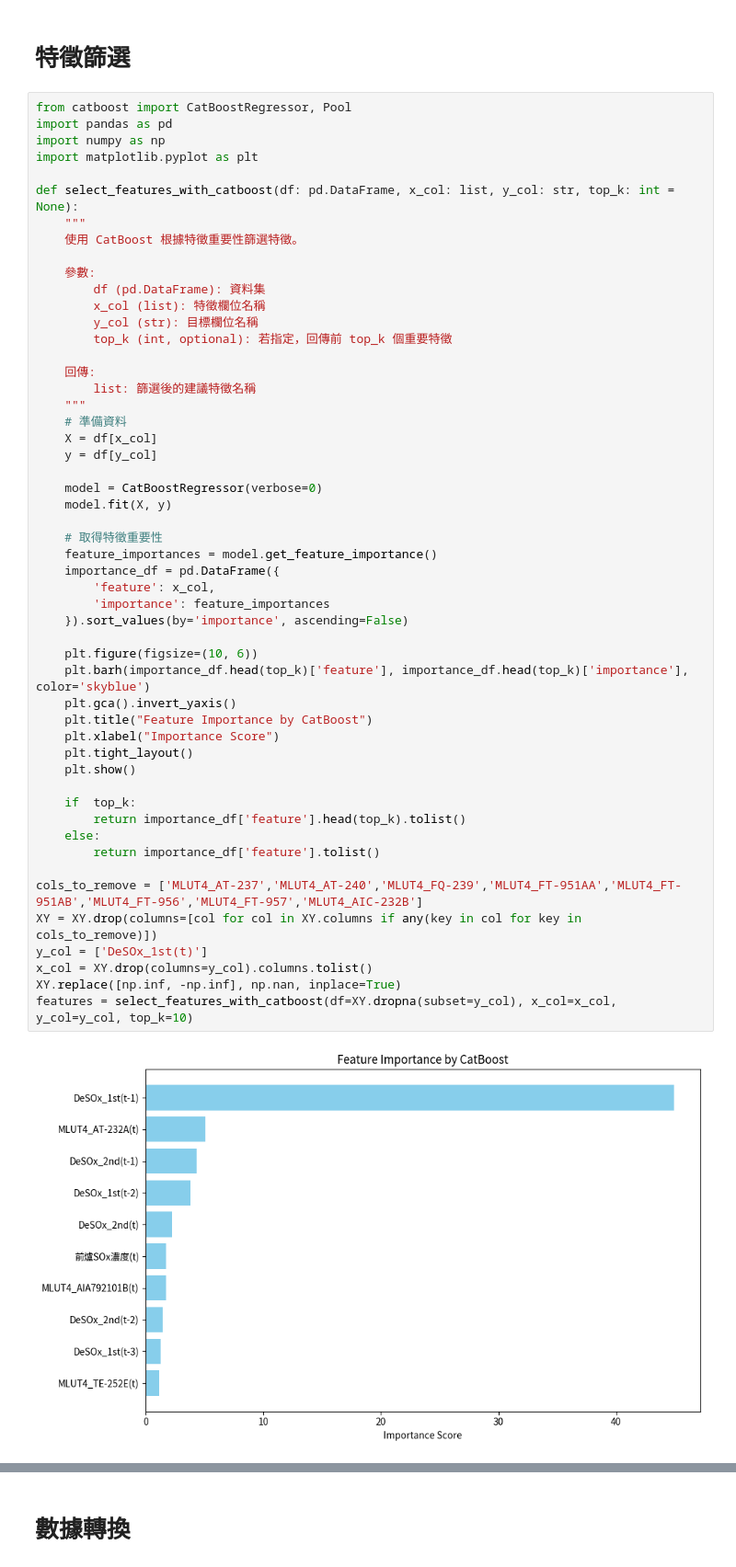
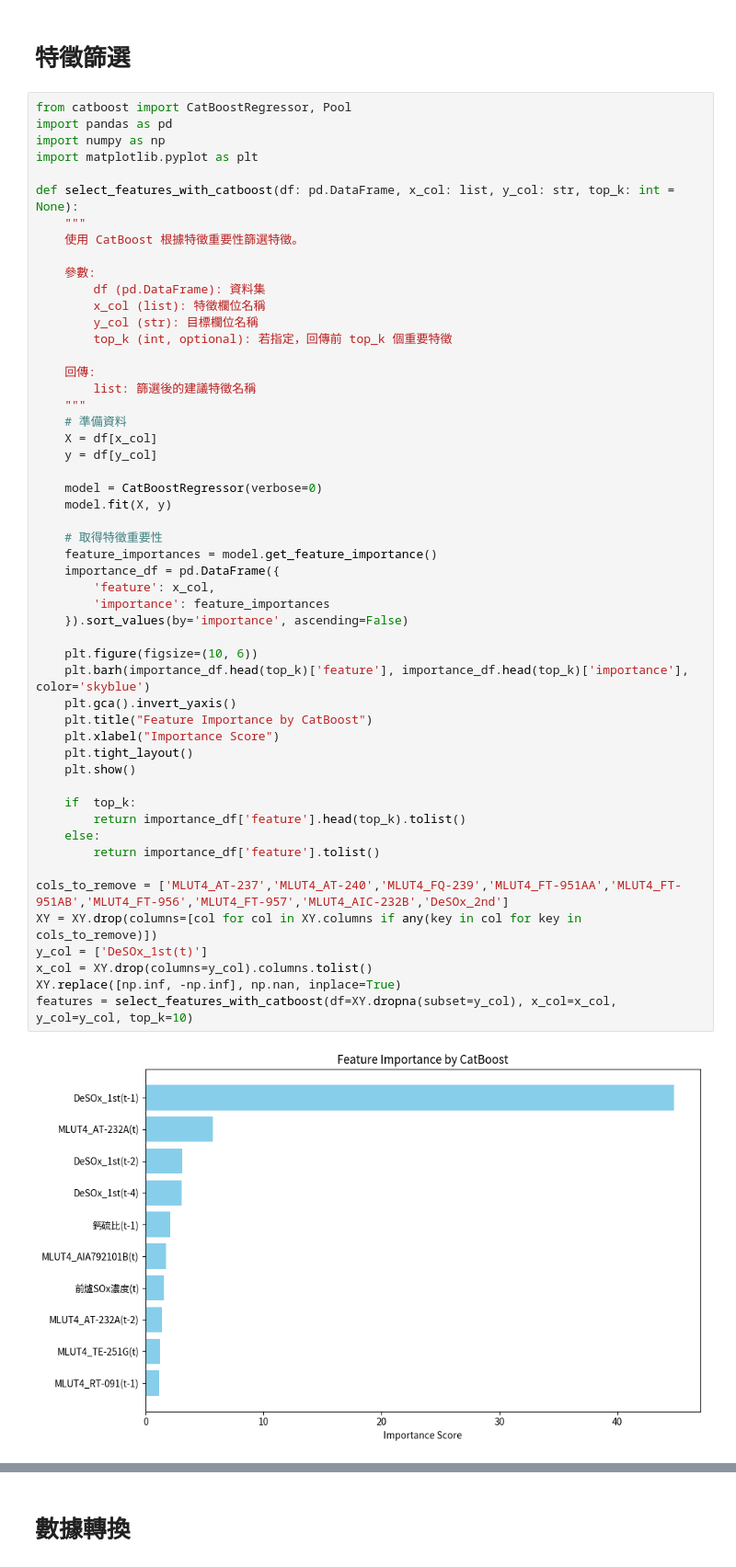
Before and after one commit to skywalker0803r/CFB, a Jupyter notebook: NARX第一段脫硫效率.ipynb, the cells around one changed output, grey strips where cells are left out. Shown at 92% size. Drawn from its saved outputs; the diff is of its cells as text.

```diff
--- a/NARX第一段脫硫效率.ipynb
+++ b/NARX第一段脫硫效率.ipynb
@@ -398,35 +398,35 @@ def select_features_with_catboost(df: pd.DataFrame, x_col: list, y_col: str, top
 
     model = CatBoostRegressor(verbose=0)
     model.fit(X, y)
 
     # 取得特徵重要性
     feature_importances = model.get_feature_importance()
     importance_df = pd.DataFrame({
         'feature': x_col,
         'importance': feature_importances
     }).sort_values(by='importance', ascending=False)
 
     plt.figure(figsize=(10, 6))
     plt.barh(importance_df.head(top_k)['feature'], importance_df.head(top_k)['importance'], color='skyblue')
     plt.gca().invert_yaxis()
     plt.title("Feature Importance by CatBoost")
     plt.xlabel("Importance Score")
     plt.tight_layout()
     plt.show()
 
     if  top_k:
         return importance_df['feature'].head(top_k).tolist()
     else:
         return importance_df['feature'].tolist()
 
-cols_to_remove = ['MLUT4_AT-237','MLUT4_AT-240','MLUT4_FQ-239','MLUT4_FT-951AA','MLUT4_FT-951AB','MLUT4_FT-956','MLUT4_FT-957','MLUT4_AIC-232B']
+cols_to_remove = ['MLUT4_AT-237','MLUT4_AT-240','MLUT4_FQ-239','MLUT4_FT-951AA','MLUT4_FT-951AB','MLUT4_FT-956','MLUT4_FT-957','MLUT4_AIC-232B','DeSOx_2nd']
 XY = XY.drop(columns=[col for col in XY.columns if any(key in col for key in cols_to_remove)])
 y_col = ['DeSOx_1st(t)']
 x_col = XY.drop(columns=y_col).columns.tolist()
 XY.replace([np.inf, -np.inf], np.nan, inplace=True)
 features = select_features_with_catboost(df=XY.dropna(subset=y_col), x_col=x_col, y_col=y_col, top_k=10)
 # %% [output]
-[figure, old version]
+[figure, new version]
 # %%
 print(features)
 print(y_col)
```
Also changed, not shown: parts of 11 cells of this notebook.
